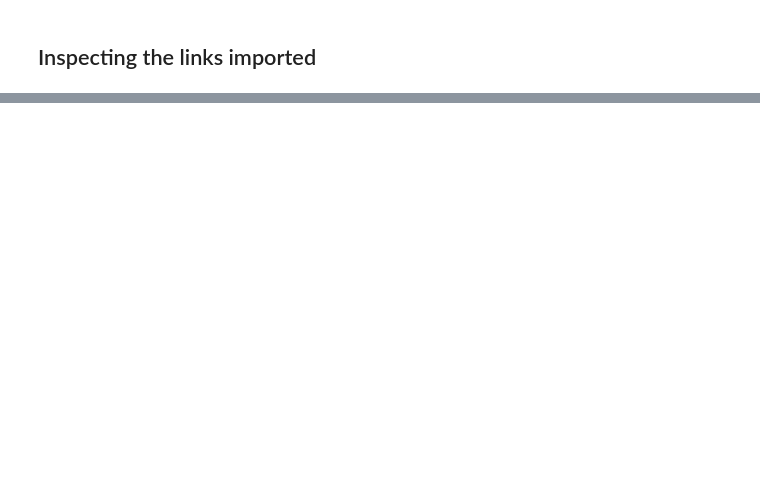
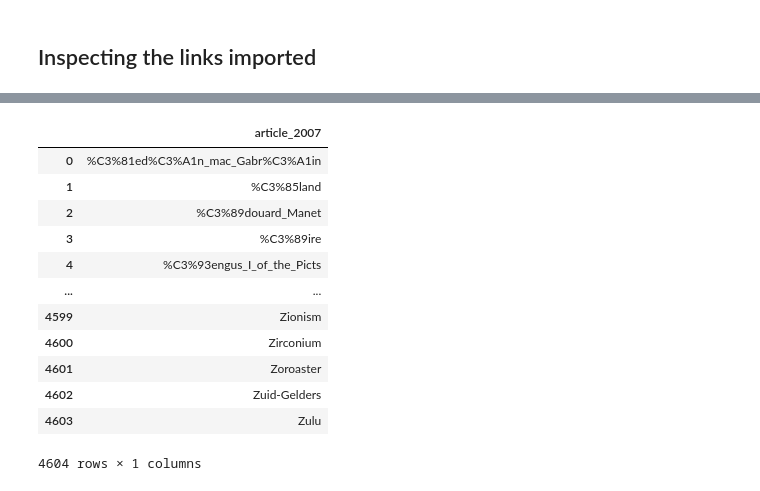
Before and after one commit to epfl-ada/ada-2024-project-outlier-1, a Jupyter notebook: notebooks/part2_rescrapping.ipynb, the cells around one changed output, grey strips where cells are left out. Saved outputs shown, nothing was run; the diff lists cells and outputs as text; code cells hidden in the pictures; blank space fills up the shorter version.

```diff
--- a/notebooks/part2_rescrapping.ipynb
+++ b/notebooks/part2_rescrapping.ipynb
@@ -332,3 +335,16 @@ articles2024, links2024 = loading_articles_links('2024')
+# %%
+from src.scripts.loading_data import *
+
+# importing articles names and links
+articles2007, links2007 = loading_articles_links('2007')
+articles2024, links2024 = loading_articles_links('2024')
+
+DATA_2007_PATH = 'data/2007/'
+articles2007 = pd.read_csv(os.path.join(DATA_2007_PATH , 'articles.tsv'), sep='\t', comment='#', names=['article_2007'])
+links2007 = pd.read_csv(os.path.join(DATA_2007_PATH, 'links.tsv'), sep='\t', comment='#', names=['linkSource', 'linkTarget'] )
+DATA_2024_PATH = 'data/2024/'
+articles2024 = pd.read_csv(os.path.join(DATA_2007_PATH, 'articles.tsv'), sep='\t', comment='#', names=['article_2024']) # TODO: seems like articles2024.article_2024 still contains the new names for x-men:_the_last_stand and maybe other articles >:()
+links2024 = pd.read_csv(os.path.join(DATA_2024_PATH, 'links2024.csv'), skiprows=1, names=['linkSource', 'linkTarget'])
 # %%
 source_articles2007 = set(links2007.linkSource.drop_duplicates().reset_index(drop = True))
 source_articles2024 = set(links2024.linkSource.drop_duplicates().reset_index(drop = True))
@@ -416,0 +357,16 @@ NB: A if ambigous, X if page actually was the good one, D for disappeared, Ø if
+# %%
+articles2007
+# %% [output]
+|  | article_2007 |
+| 0 | %C3%81ed%C3%A1n_mac_Gabr%C3%A1in |
+| 1 | %C3%85land |
+| 2 | %C3%89douard_Manet |
+| 3 | %C3%89ire |
+| 4 | %C3%93engus_I_of_the_Picts |
+| ... | ... |
+| 4599 | Zionism |
+| 4600 | Zirconium |
+| 4601 | Zoroaster |
+| 4602 | Zuid-Gelders |
+| 4603 | Zulu |
+4604 rows × 1 columns
```
Also changed, not shown: parts of 27 cells of this notebook, 1 other file.
